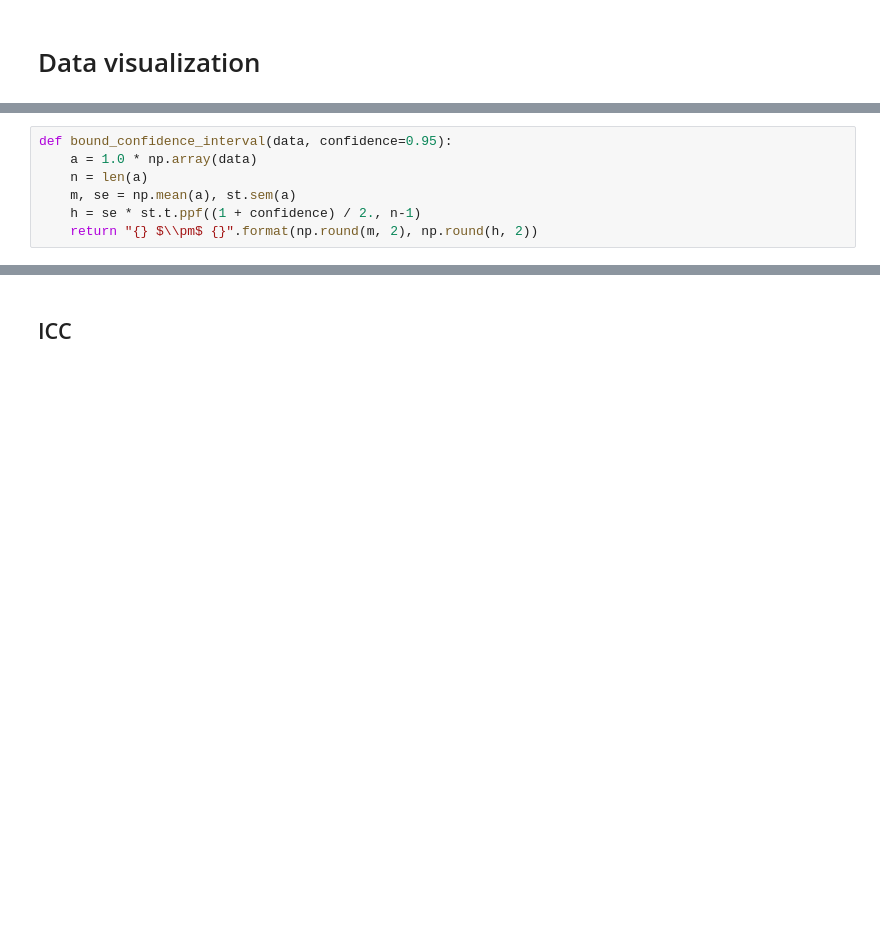
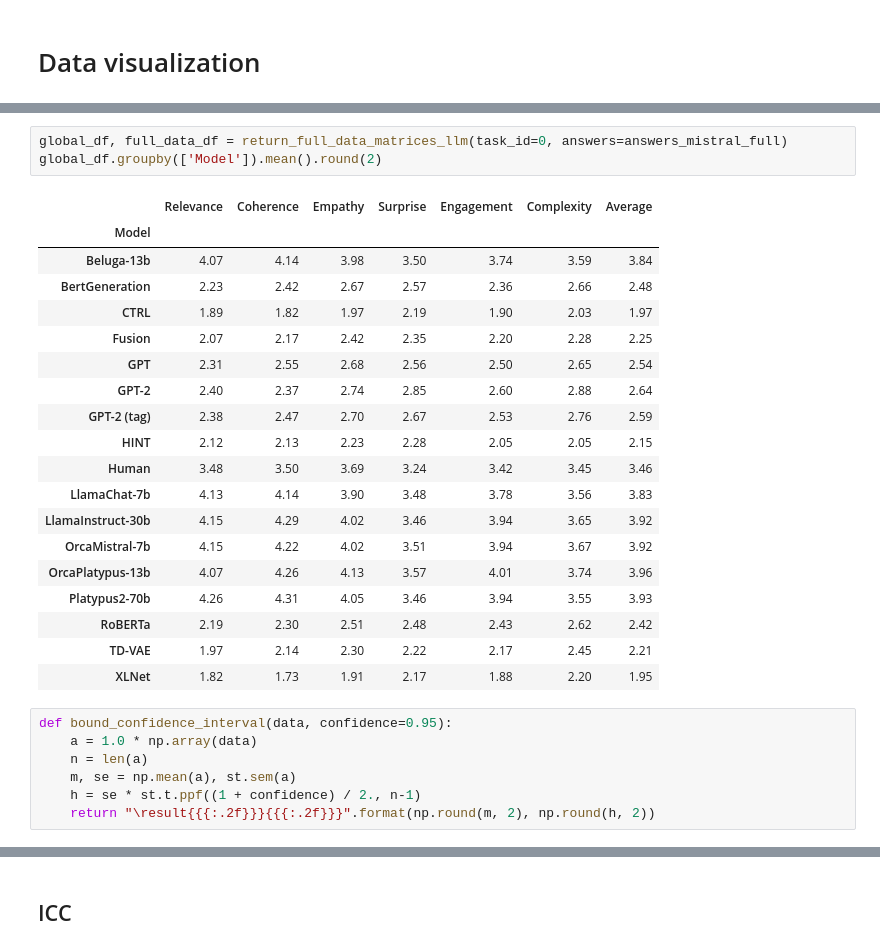
Before and after one commit to dig-team/hanna-benchmark-asg, a Jupyter notebook: data_visualization.ipynb, the cells around one changed output, grey strips where cells are left out. Saved outputs shown, nothing was run; the diff lists cells and outputs as text; blank space fills up the shorter version.

```diff
--- a/data_visualization.ipynb
+++ b/data_visualization.ipynb
@@ -225,7 +245,30 @@ global_df.groupby(['Model']).mean().round(2)
+# %%
+global_df, full_data_df = return_full_data_matrices_llm(task_id=0, answers=answers_mistral_full)
+global_df.groupby(['Model']).mean().round(2)
+# %% [output]
+|  | Relevance | Coherence | Empathy | Surprise | Engagement | Complexity | Average |
+| Model |  |  |  |  |  |  |  |
+| Beluga-13b | 4.07 | 4.14 | 3.98 | 3.50 | 3.74 | 3.59 | 3.84 |
+| BertGeneration | 2.23 | 2.42 | 2.67 | 2.57 | 2.36 | 2.66 | 2.48 |
+| CTRL | 1.89 | 1.82 | 1.97 | 2.19 | 1.90 | 2.03 | 1.97 |
+| Fusion | 2.07 | 2.17 | 2.42 | 2.35 | 2.20 | 2.28 | 2.25 |
+| GPT | 2.31 | 2.55 | 2.68 | 2.56 | 2.50 | 2.65 | 2.54 |
+| GPT-2 | 2.40 | 2.37 | 2.74 | 2.85 | 2.60 | 2.88 | 2.64 |
+| GPT-2 (tag) | 2.38 | 2.47 | 2.70 | 2.67 | 2.53 | 2.76 | 2.59 |
+| HINT | 2.12 | 2.13 | 2.23 | 2.28 | 2.05 | 2.05 | 2.15 |
+| Human | 3.48 | 3.50 | 3.69 | 3.24 | 3.42 | 3.45 | 3.46 |
+| LlamaChat-7b | 4.13 | 4.14 | 3.90 | 3.48 | 3.78 | 3.56 | 3.83 |
+| LlamaInstruct-30b | 4.15 | 4.29 | 4.02 | 3.46 | 3.94 | 3.65 | 3.92 |
+| OrcaMistral-7b | 4.15 | 4.22 | 4.02 | 3.51 | 3.94 | 3.67 | 3.92 |
+| OrcaPlatypus-13b | 4.07 | 4.26 | 4.13 | 3.57 | 4.01 | 3.74 | 3.96 |
+| Platypus2-70b | 4.26 | 4.31 | 4.05 | 3.46 | 3.94 | 3.55 | 3.93 |
+| RoBERTa | 2.19 | 2.30 | 2.51 | 2.48 | 2.43 | 2.62 | 2.42 |
+| TD-VAE | 1.97 | 2.14 | 2.30 | 2.22 | 2.17 | 2.45 | 2.21 |
+| XLNet | 1.82 | 1.73 | 1.91 | 2.17 | 1.88 | 2.20 | 1.95 |
 # %%
 def bound_confidence_interval(data, confidence=0.95):
     a = 1.0 * np.array(data)
     n = len(a)
     m, se = np.mean(a), st.sem(a)
     h = se * st.t.ppf((1 + confidence) / 2., n-1)
-    return "{} $\\pm$ {}".format(np.round(m, 2), np.round(h, 2))
+    return "\result{{{:.2f}}}{{{:.2f}}}".format(np.round(m, 2), np.round(h, 2))
```
Also changed, not shown: parts of 90 cells of this notebook, 30 other files.
